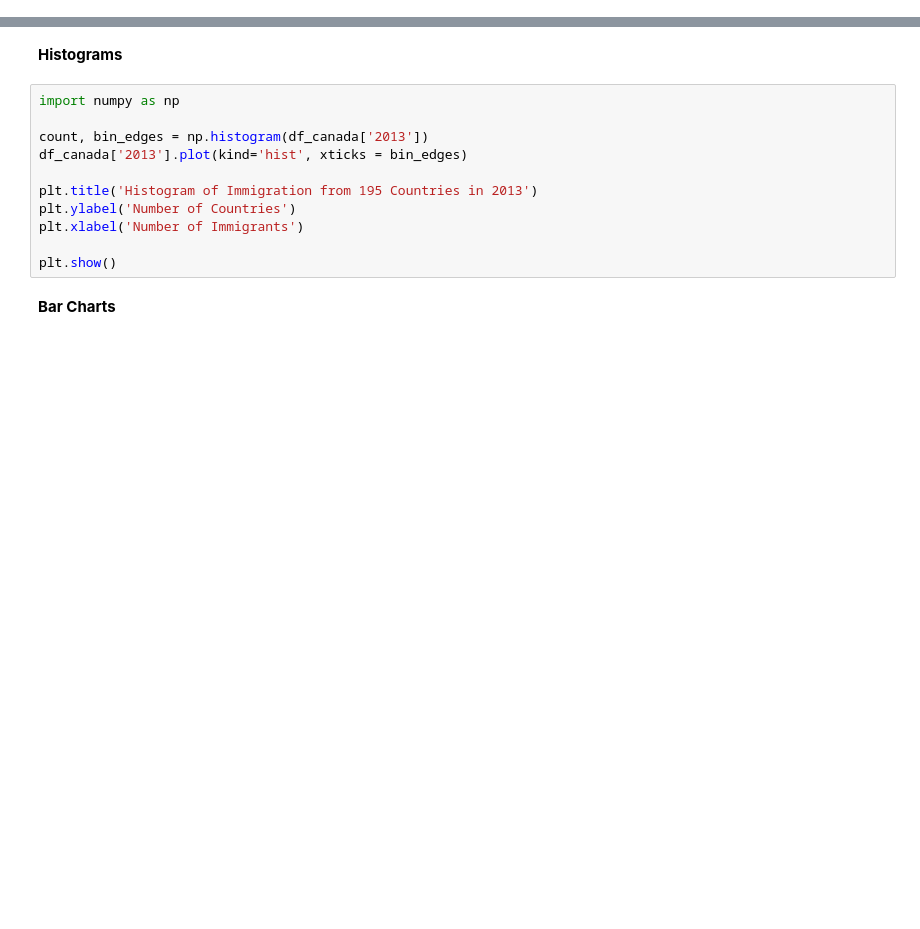
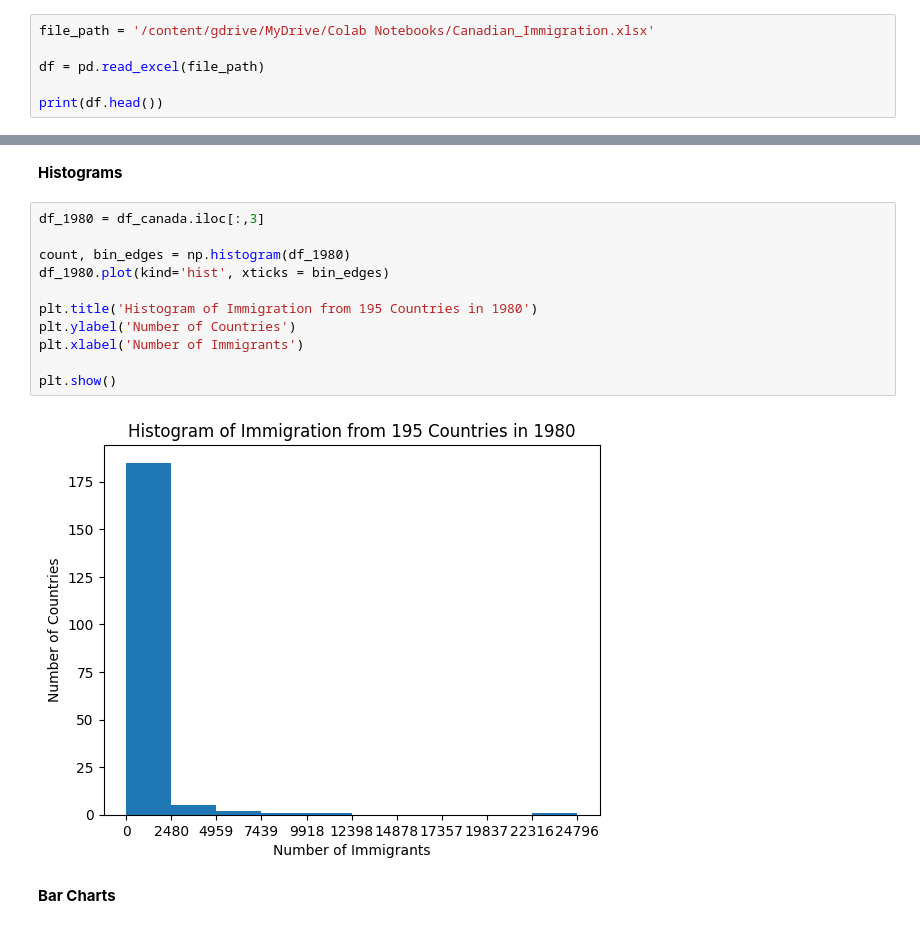
Before and after one commit to Parishri07/Data-Science-and-Machine-Learning, a Jupyter notebook: Matplotlib.ipynb, the cells around one changed output, grey strips where cells are left out. Drawn from its saved outputs; the diff is of its cells as text; blank space fills up the shorter version.

```diff
--- a/Matplotlib.ipynb
+++ b/Matplotlib.ipynb
@@ -21,2 +31,8 @@ plt.show()
 # %% [output]
 [figure]
+# %%
+file_path = '/content/gdrive/MyDrive/Colab Notebooks/Canadian_Immigration.xlsx'
+
+df = pd.read_excel(file_path)
+
+print(df.head())
@@ -42,16 +179,18 @@ plt.show()
 # %% [markdown]
 **Histograms**
 # %%
-import numpy as np
+df_1980 = df_canada.iloc[:,3]
 
-count, bin_edges = np.histogram(df_canada['2013'])
-df_canada['2013'].plot(kind='hist', xticks = bin_edges)
+count, bin_edges = np.histogram(df_1980)
+df_1980.plot(kind='hist', xticks = bin_edges)
 
-plt.title('Histogram of Immigration from 195 Countries in 2013')
+plt.title('Histogram of Immigration from 195 Countries in 1980')
 plt.ylabel('Number of Countries')
 plt.xlabel('Number of Immigrants')
 
 plt.show()
+# %% [output]
+[figure, added]
 # %% [markdown]
 **Bar Charts**
 # %%
```
Also changed, not shown: parts of 48 cells of this notebook.
